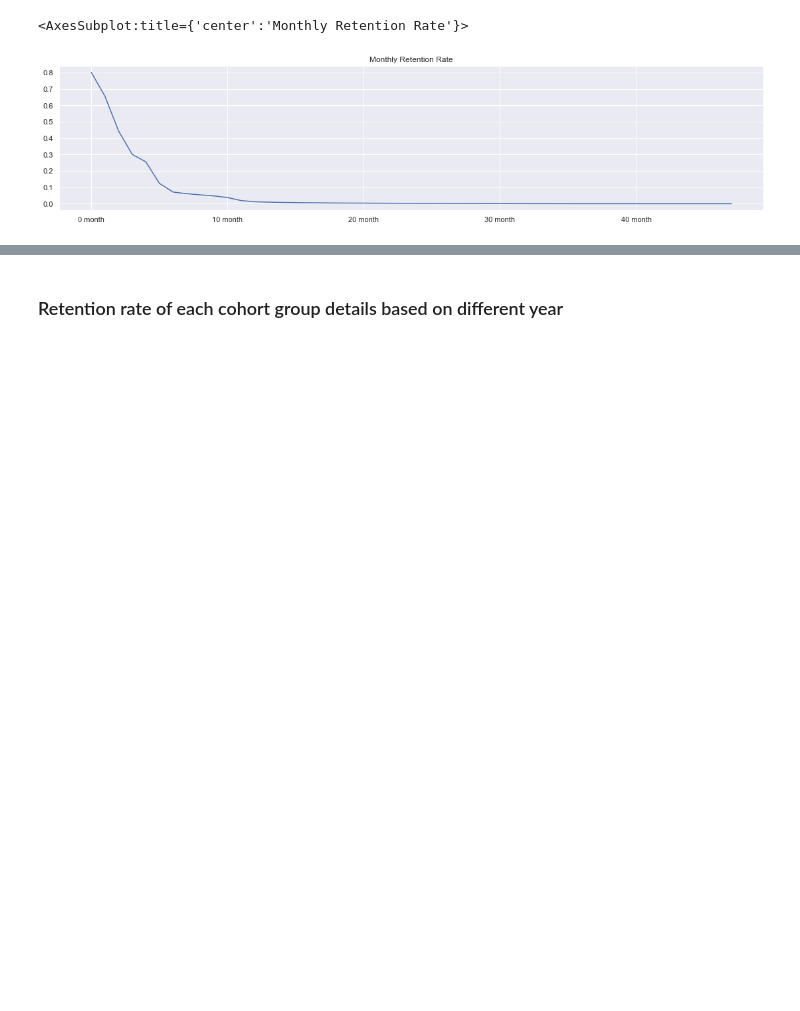
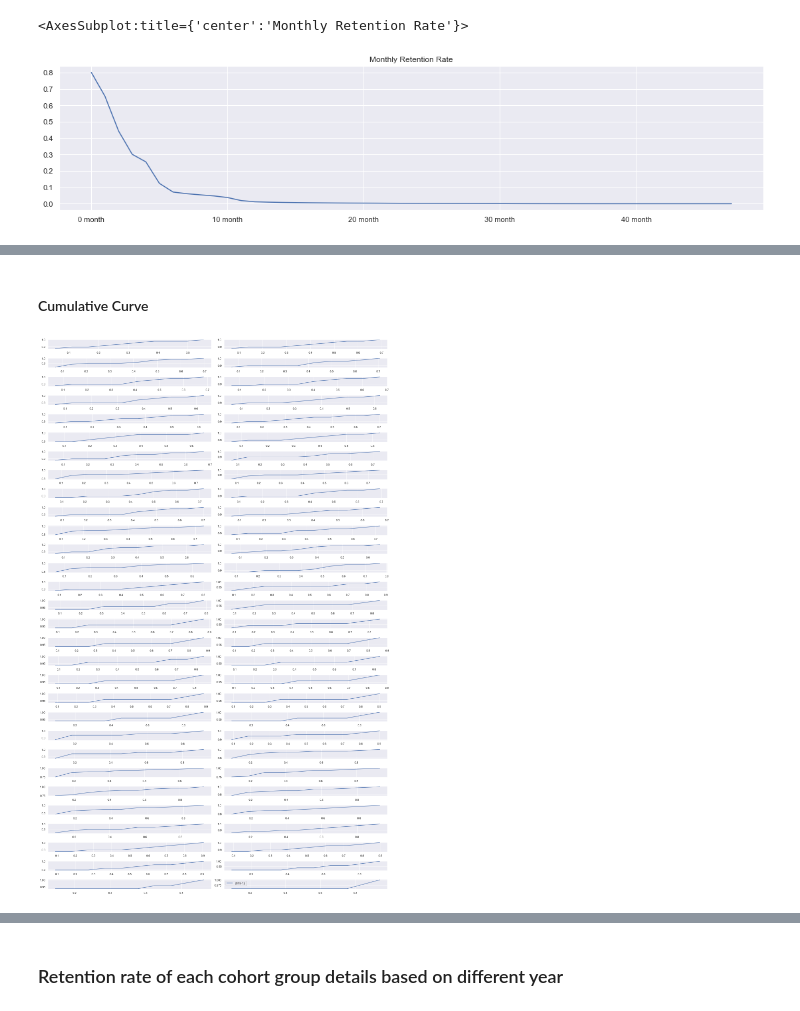
Before and after one commit to rachelmono/cohort_analysis, a Jupyter notebook: Ehealth.ipynb, the cells around one changed output, grey strips where cells are left out. Saved outputs shown, nothing was run; the diff lists cells and outputs as text; code cells hidden in the pictures; blank space fills up the shorter version.

```diff
--- a/Ehealth.ipynb
+++ b/Ehealth.ipynb
@@ -923,6 +911,16 @@ retention_month['retention_rate'].plot()
 # %%
-retention_month=retention_month.drop('r', axis=1)
+retention_month=retention_month.drop('r','retention_rate' axis=1)
-# %%
-retention_month=retention_month.drop('retention_rate', axis=1)
-# %%
-retention_month=retention_month.T
+# %% [markdown]
+#### Cumulative Curve
+# %%
+cols=retention_month.columns
+fig, ax = plt.subplots(figsize=(19,30))
+for i in range(0, len(cols)):
+    plt.subplot(30,2,i+1)
+    count, bins_count = np.histogram(retention_month[cols[i]].dropna(), bins=10)
+    cdf = np.cumsum(count / sum(count))
+    plt.plot(bins_count[1:], cdf, label=str(cols[i]))
+plt.legend()
+plt.tight_layout()
+# %% [output]
+[figure, added]
```
Also changed, not shown: parts of 25 cells of this notebook.
